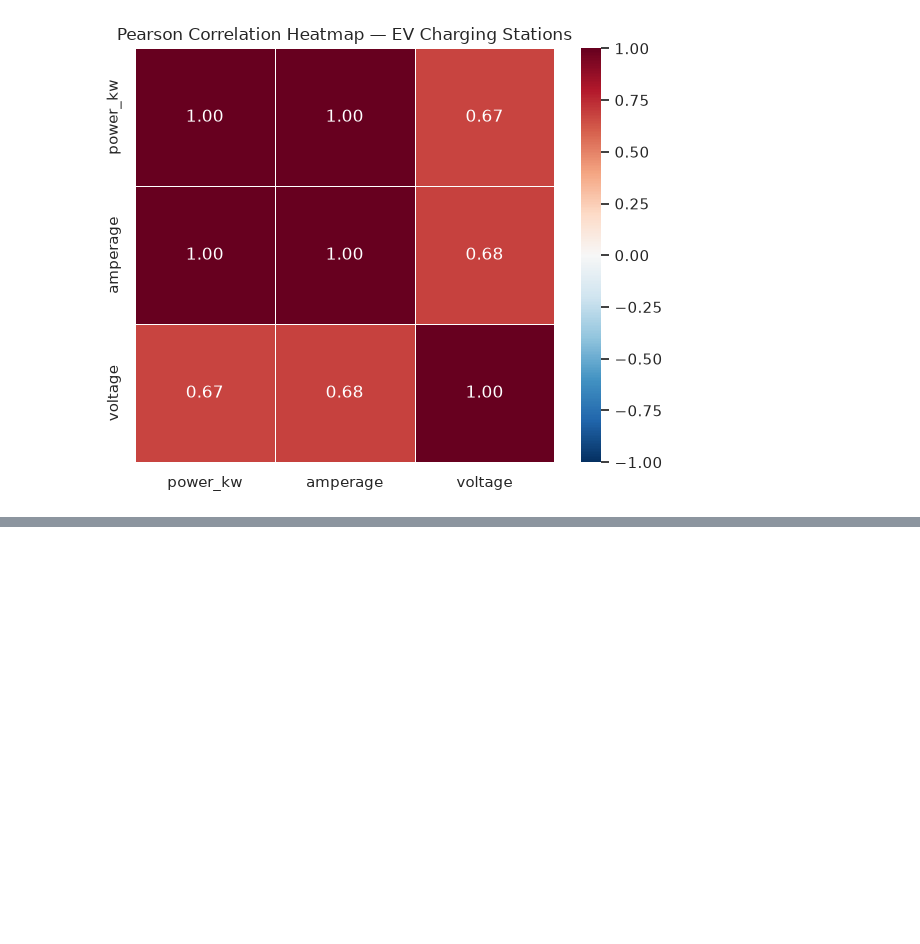
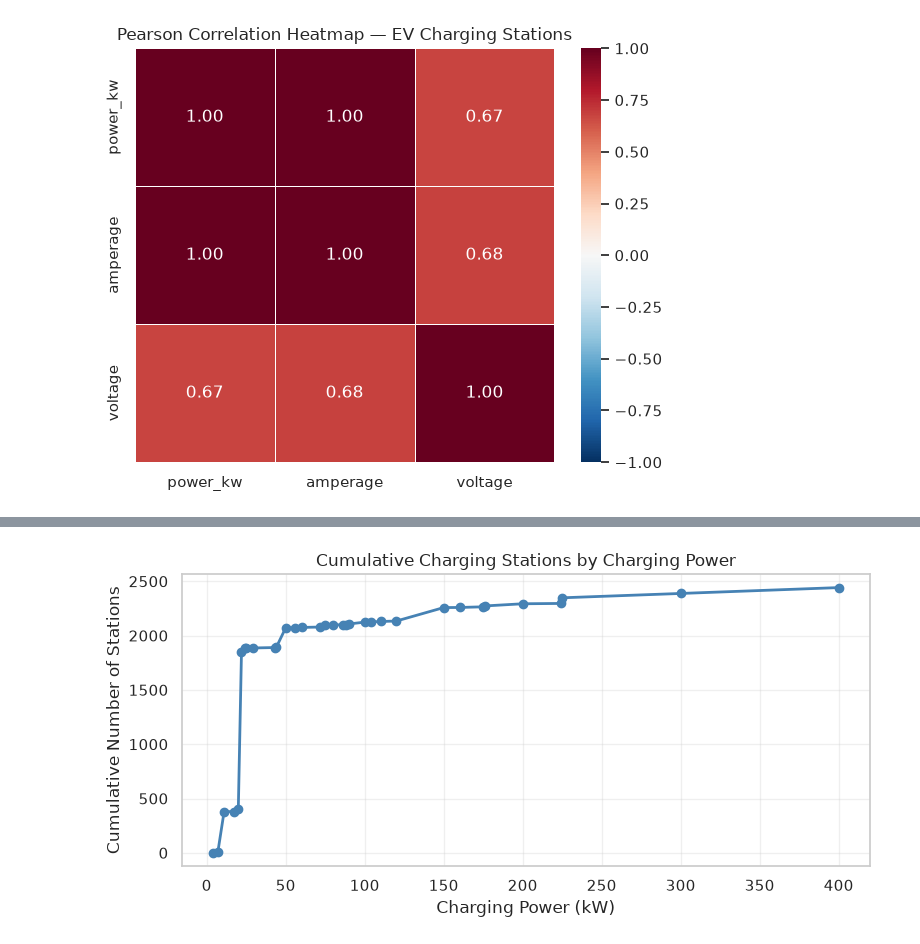
Before and after one commit to pyrat12/DS_HS2026_LNW, a Jupyter notebook: DS_HS2026_LNW_I_Examples/AP02/AP02 V5 EDA/AP02 V5 EDA Spick.ipynb, the cells around one changed output, grey strips where cells are left out. Drawn from its saved outputs; the diff is of its cells as text; code cells hidden in the pictures; blank space fills up the shorter version.

```diff
--- a/DS_HS2026_LNW_I_Examples/AP02/AP02 V5 EDA/AP02 V5 EDA Spick.ipynb
+++ b/DS_HS2026_LNW_I_Examples/AP02/AP02 V5 EDA/AP02 V5 EDA Spick.ipynb
@@ -1078,0 +1320,39 @@ plt.show()                              #Korrelations-Heatmap anzeigen
+# %%
+# LINE CHART – MATPLOTLIB
+
+# Prepare data
+cumulative = df_evcharging['power_kw'].value_counts().sort_index().cumsum()     #Kumulierte Anzahl Ladestationen nach aufsteigender Ladeleistung berechnen
+                                                                                #value_counts(): Häufigkeit jeder Ladeleistung zählen
+                                                                                #sort_index(): Ladeleistungen aufsteigend sortieren
+                                                                                #cumsum(): Häufigkeiten fortlaufend aufsummieren
+
+# Create line chart
+fig, ax = plt.subplots(figsize=(8, 4))                                          #Abbildung und Zeichenfläche erstellen; Grösse in Zoll
+
+ax.plot(cumulative.index, cumulative.values,                                    #Liniendiagramm: Ladeleistung (X) gegen kumulierte Anzahl Stationen (Y)
+        color='steelblue', marker='o',                                          #Linienfarbe festlegen; einzelne Datenpunkte als Kreise markieren
+        linestyle='-', linewidth=2)                                             #Durchgezogene Linie mit Liniendicke 2
+
+ax.set_xlabel('Charging Power (kW)')                                            #X-Achse: Ladeleistung
+ax.set_ylabel('Cumulative Number of Stations')                                  #Y-Achse: Kumulierte Anzahl Ladestationen
+ax.set_title('Cumulative Charging Stations by Charging Power')                  #Diagrammtitel festlegen
+ax.grid(True, alpha=0.3)                                                        #Gitternetzlinien mit geringer Deckkraft anzeigen
+
+plt.tight_layout()                                                              #Abstände und Beschriftungen optimieren
+plt.show()                                                                      #Liniendiagramm anzeigen
+
+#ANPASSEN: df_evcharging an den verwendeten DataFrame anpassen
+#ANPASSEN: 'power_kw' an die gewünschte numerische Spalte anpassen
+#ANPASSEN: .value_counts().sort_index().cumsum() nur verwenden, wenn eine kumulierte Häufigkeitsverteilung dargestellt werden soll
+#ANPASSEN: cumulative.index und cumulative.values durch andere geordnete X- und zugehörige Y-Werte ersetzen, z.B. bei Zeitreihen
+#ANPASSEN: figsize, color, marker, linestyle und linewidth bei Bedarf anpassen
+#ANPASSEN: Achsenbeschriftungen und Diagrammtitel passend wählen
+#NICHTS ANPASSEN: ax.plot(), plt.subplots(), plt.tight_layout() und plt.show() bleiben bei dieser Vorgehensweise gleich
+#VORAUSSETZUNG: df_evcharging ist geladen und matplotlib.pyplot wurde als plt importiert
+#VORAUSSETZUNG: Die X-Werte besitzen eine sinnvolle Reihenfolge
+#ACHTUNG: Bei Zeitreihen zuerst chronologisch sortieren, damit die Punkte korrekt verbunden werden
+#ACHTUNG: Ein Line Chart ist normalerweise nicht für ungeordnete kategoriale Daten geeignet
+#ERKENNTNIS: Steigende Linie = zunehmende Werte; fallende Linie = abnehmende Werte; horizontale Linie = konstante Werte
+#ERKENNTNIS: Im vorliegenden kumulativen Beispiel kann die Linie nur steigen oder konstant bleiben
+# %% [output]
+[figure, added]
```
Also changed, not shown: parts of 8 cells of this notebook, 2 other files.
